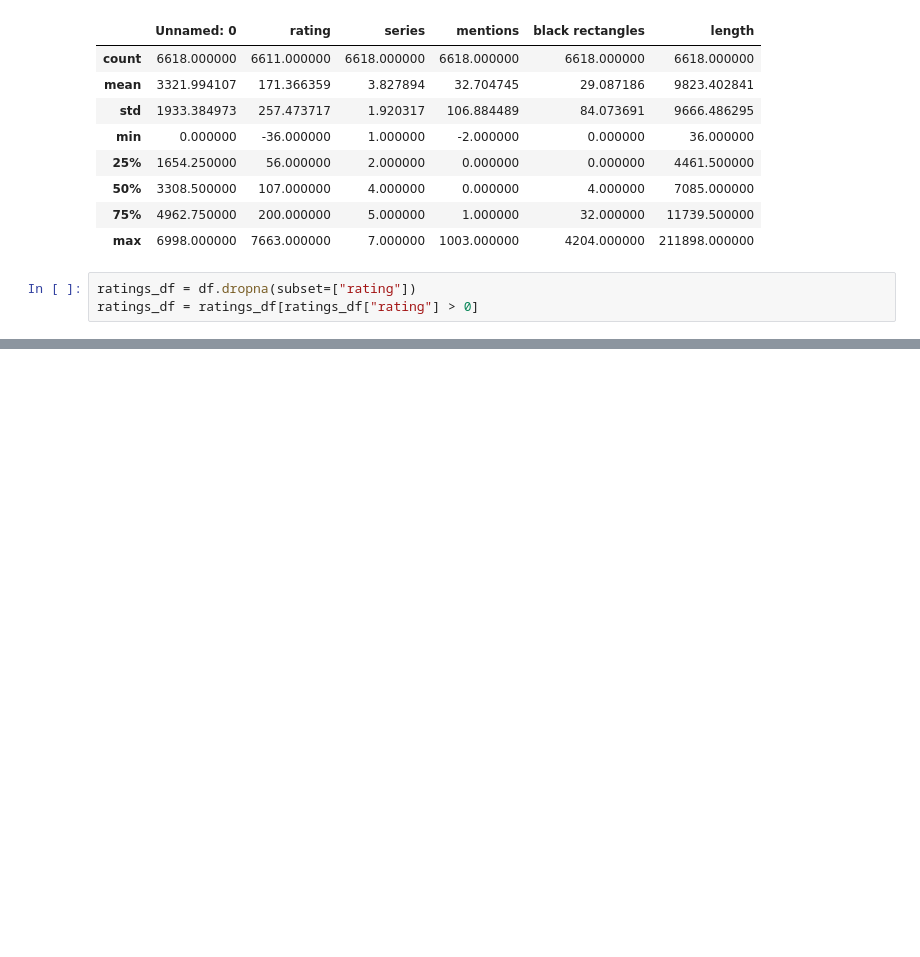
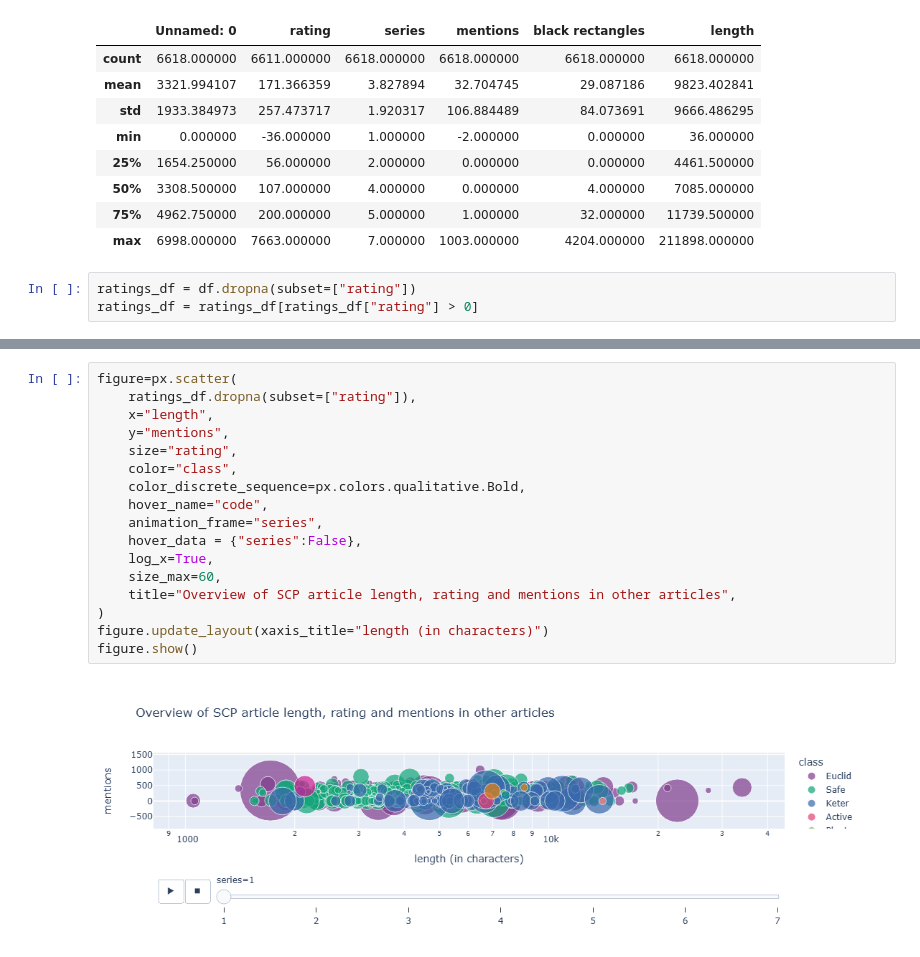
Before and after one commit to AGasconAfriat/scp_data-analysis, a Jupyter notebook: visualizations.ipynb, the cells around one changed output, grey strips where cells are left out. Saved outputs shown, nothing was run; the diff lists cells and outputs as text; blank space fills up the shorter version.

```diff
--- a/visualizations.ipynb
+++ b/visualizations.ipynb
@@ -122,0 +124,19 @@ figure.show()
+# %%
+figure=px.scatter(
+    ratings_df.dropna(subset=["rating"]),
+    x="length",
+    y="mentions",
+    size="rating",
+    color="class",
+    color_discrete_sequence=px.colors.qualitative.Bold,
+    hover_name="code",
+    animation_frame="series",
+    hover_data = {"series":False},
+    log_x=True,
+    size_max=60,
+    title="Overview of SCP article length, rating and mentions in other articles",
+)
+figure.update_layout(xaxis_title="length (in characters)")
+figure.show()
+# %% [output]
+[figure, added]
```
Also changed, not shown: parts of 1 cell of this notebook, 1 other file.
